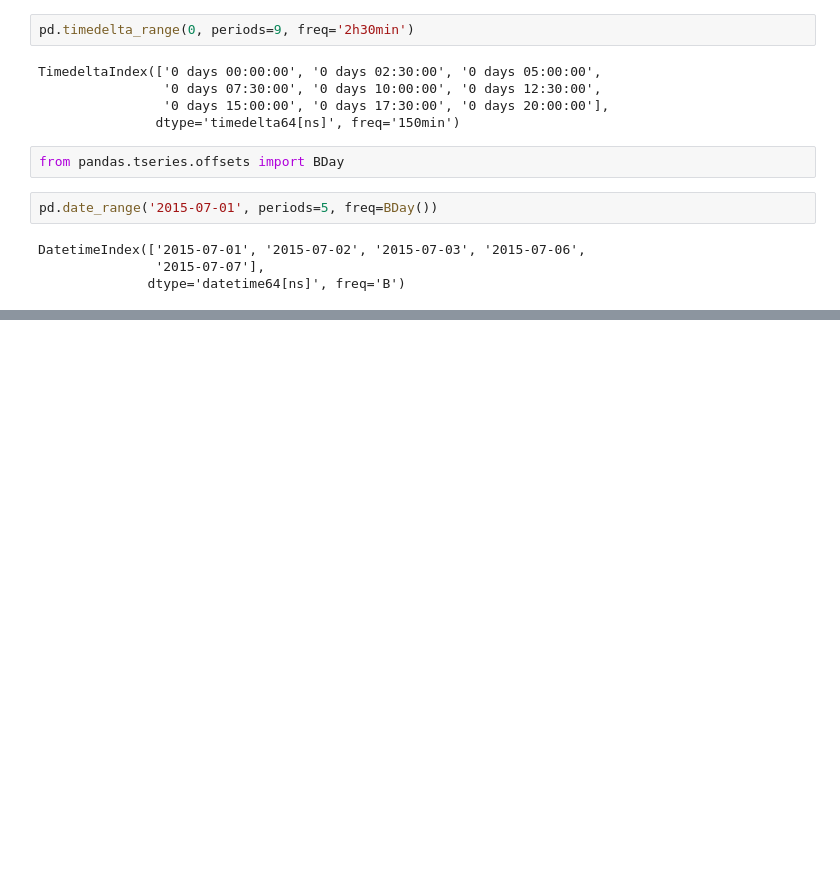
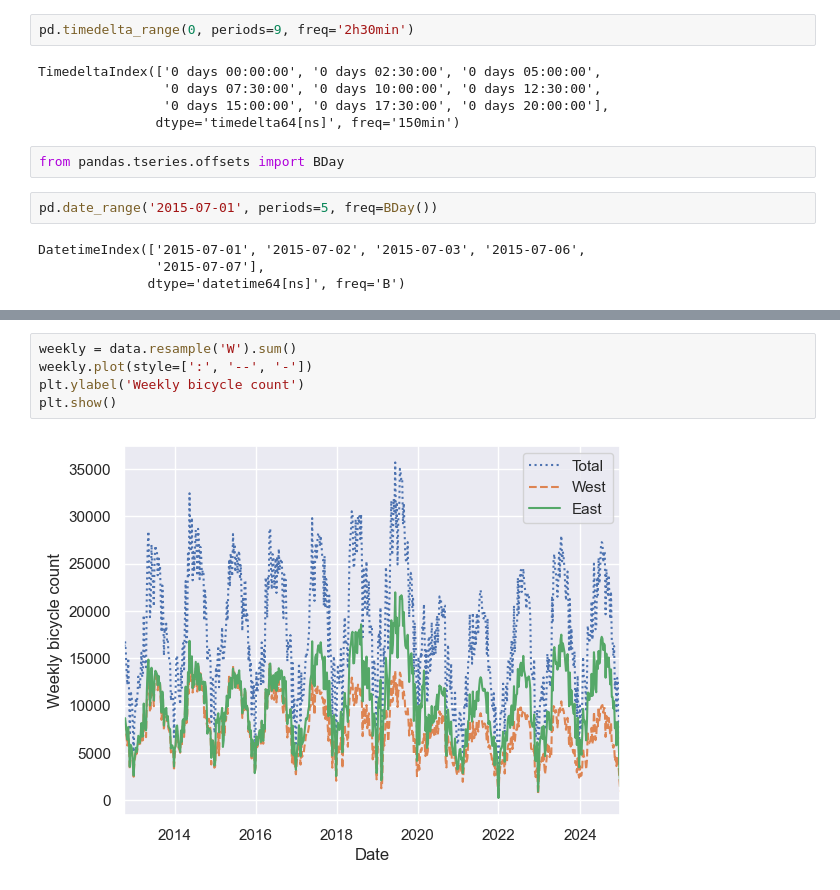
Before and after one commit to Rohan-RSA/PythonCourse, a Jupyter notebook: section4/TimeSeries.ipynb, the cells around one changed output, grey strips where cells are left out. Cells and saved outputs as stored; diff of their text form; blank space fills up the shorter version.

```diff
--- a/section4/TimeSeries.ipynb
+++ b/section4/TimeSeries.ipynb
@@ -163,0 +225,7 @@ DatetimeIndex(['2015-07-01', '2015-07-02', '2015-07-03', '2015-07-06',
+# %%
+weekly = data.resample('W').sum()
+weekly.plot(style=[':', '--', '-'])
+plt.ylabel('Weekly bicycle count')
+plt.show()
+# %% [output]
+[figure, added]
```
Also changed, not shown: parts of 16 cells of this notebook, 1 other file.
